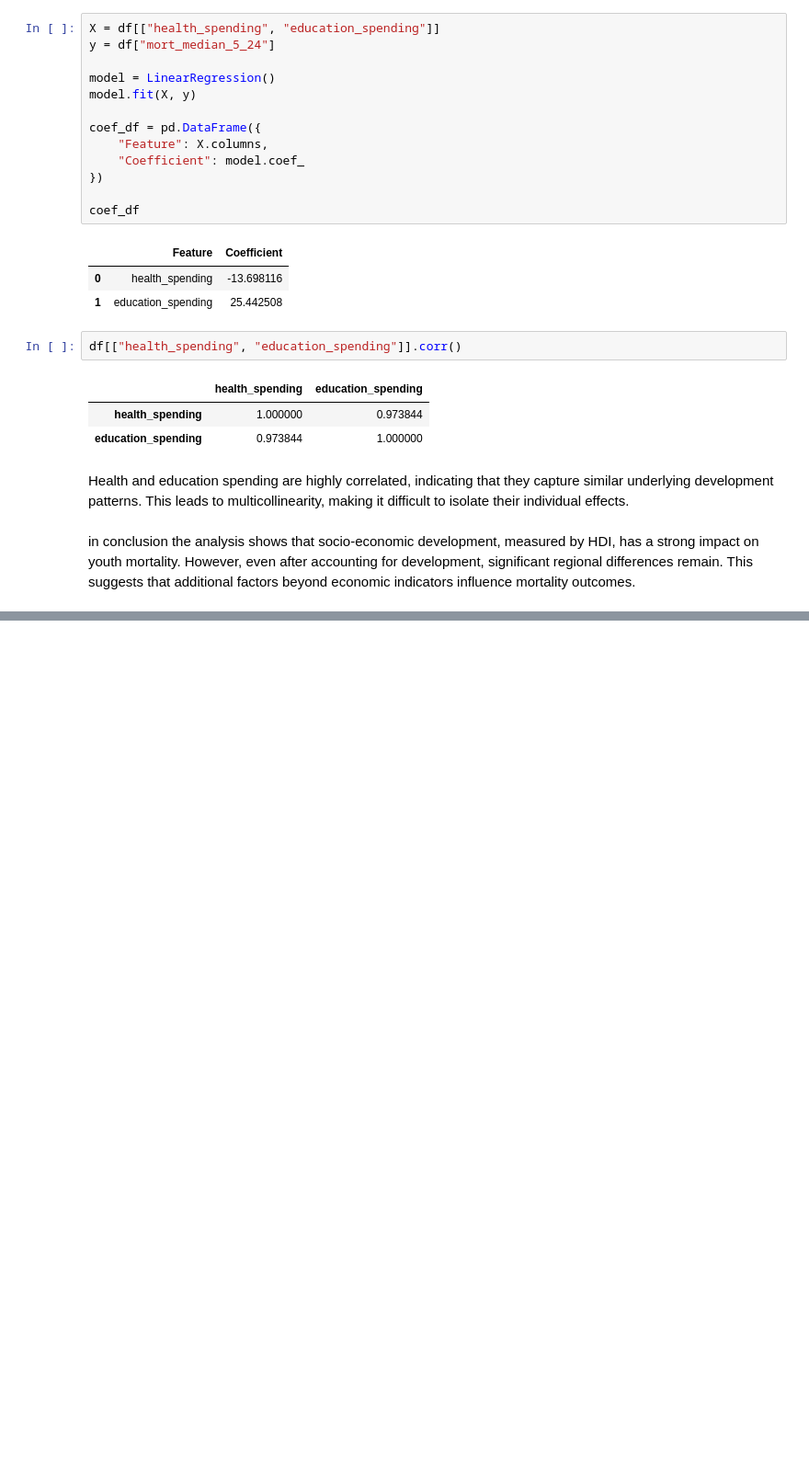
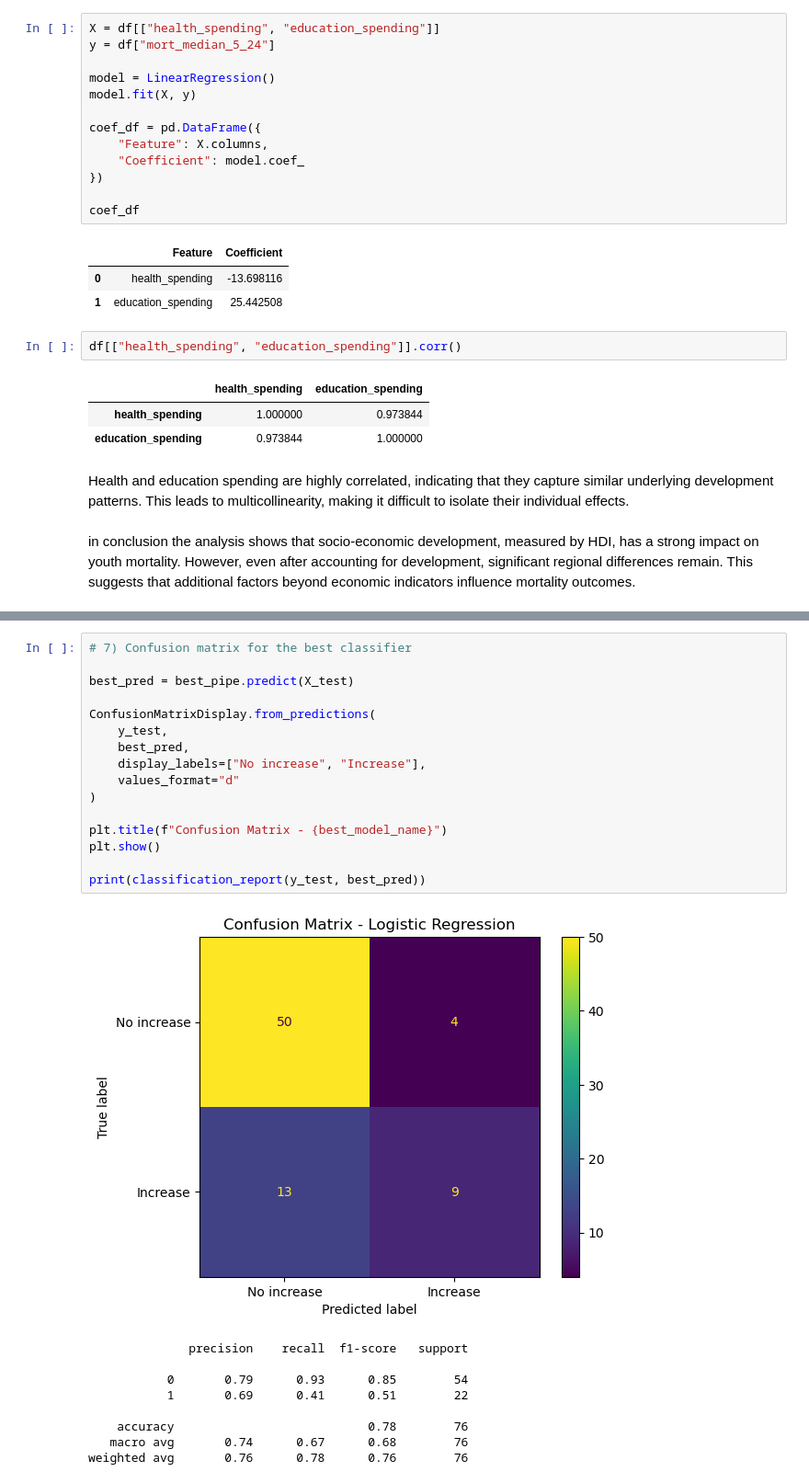
Before and after one commit to ecelule/dsa210project, a Jupyter notebook: youth_mortality_analysis_ML.ipynb, the cells around one changed output, grey strips where cells are left out. Shown at 92% size. Saved outputs shown, nothing was run; the diff lists cells and outputs as text; blank space fills up the shorter version.

```diff
--- a/youth_mortality_analysis_ML.ipynb
+++ b/youth_mortality_analysis_ML.ipynb
@@ -540,0 +743,26 @@ in conclusion the analysis shows that socio-economic development, measured by HD
+# %%
+# 7) Confusion matrix for the best classifier
+
+best_pred = best_pipe.predict(X_test)
+
+ConfusionMatrixDisplay.from_predictions(
+    y_test,
+    best_pred,
+    display_labels=["No increase", "Increase"],
+    values_format="d"
+)
+
+plt.title(f"Confusion Matrix - {best_model_name}")
+plt.show()
+
+print(classification_report(y_test, best_pred))
+# %% [output]
+[figure, added]
+              precision    recall  f1-score   support
+
+           0       0.79      0.93      0.85        54
+           1       0.69      0.41      0.51        22
+
+    accuracy                           0.78        76
+   macro avg       0.74      0.67      0.68        76
+weighted avg       0.76      0.78      0.76        76
```
Also changed, not shown: parts of 9 cells of this notebook, 2 other files.
